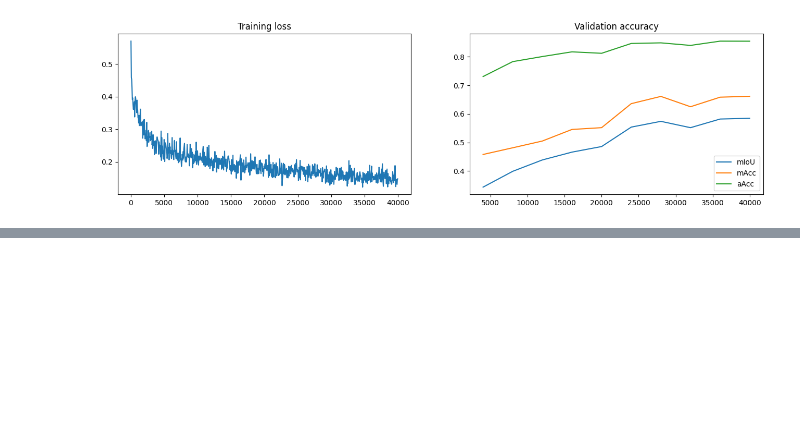
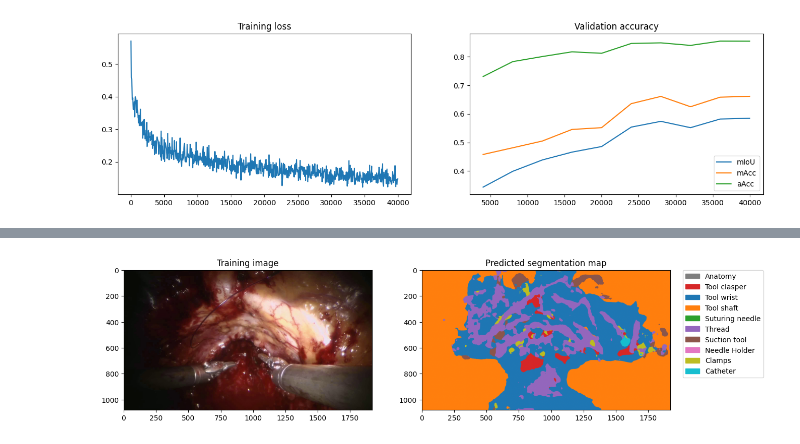
Before and after one commit to yhdeng-ryan/Segformer_RARP50, a Jupyter notebook: work_dirs/view_results.ipynb, the cells around one changed output, grey strips where cells are left out. Cells and saved outputs as stored; diff of their text form; code cells hidden in the pictures; blank space fills up the shorter version.

```diff
--- a/work_dirs/view_results.ipynb
+++ b/work_dirs/view_results.ipynb
@@ -25,7 +31,7 @@ for seg_name in glob.glob(root_dir + seg_dir + '*.png'):
     f_name_list.append([rgb_name, seg_name])
 
 colors = ['tab:gray', 'tab:red', 'tab:blue', 'tab:orange', 'tab:green', 'tab:purple', 'tab:brown', 'tab:pink', 'tab:olive', 'tab:cyan']
-palette = {i: mpl.colors.to_rgb(c) for i, c in enumerate(colors)}
+palette_dict = {i: mpl.colors.to_rgb(c) for i, c in enumerate(colors)}
 classes = ("Anatomy", "Tool clasper", "Tool wrist", "Tool shaft", "Suturing needle", "Thread", "Suction tool", "Needle Holder", "Clamps", "Catheter")
 
 idx = 0
@@ -40,7 +46,7 @@ img_seg = Image.open(f_name_list[idx][1])
 img_seg = np.array(img_seg.convert('RGB'), dtype=float)
 for i in range(img_seg.shape[0]):
     for j in range(img_seg.shape[1]):
-        img_seg[i,j,:] = palette[img_seg[i,j,0]]
+        img_seg[i,j,:] = palette_dict[img_seg[i,j,0]]
 
 patches = [mpatches.Patch(color=colors[i], label=cls) for i, cls in enumerate(classes)]
 plt.legend(handles=patches, bbox_to_anchor=(1.05, 1), loc=2, borderaxespad=0.,
@@ -90,0 +113,21 @@ plt.legend(["mIoU", "mAcc", "aAcc"])
+# %%
+plt.figure(figsize=(14,20))
+plt.subplot(121)
+img_rgb = plt.imread(f_name_list[idx][0])
+plt.imshow(img_rgb)
+plt.title("Training image")
+
+plt.subplot(122)
+img_seg = np.zeros(img_rgb.shape, dtype=float)
+for i in range(img_seg.shape[0]):
+    for j in range(img_seg.shape[1]):
+        img_seg[i,j,:] = palette_dict[result[0][i,j]+1]
+
+patches = [mpatches.Patch(color=colors[i], label=cls) for i, cls in enumerate(classes)]
+plt.legend(handles=patches, bbox_to_anchor=(1.05, 1), loc=2, borderaxespad=0.,
+           fontsize='medium')
+plt.imshow(img_seg)
+plt.title("Predicted segmentation map")
+plt.show()
+# %% [output]
+[figure, added]
```
Also changed, not shown: parts of 2 cells of this notebook.
